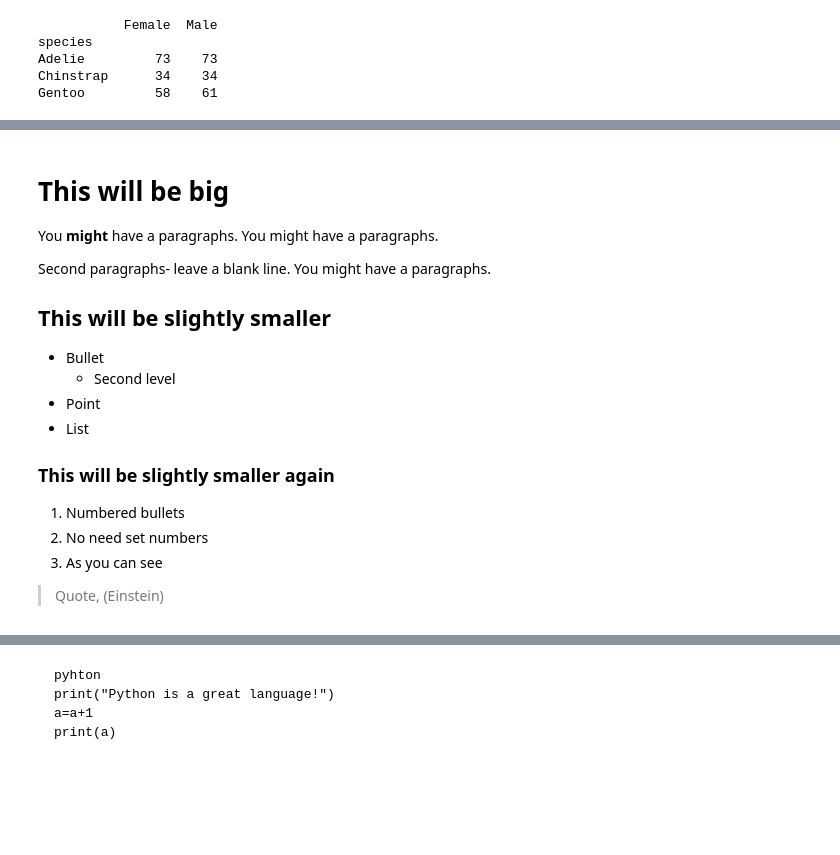
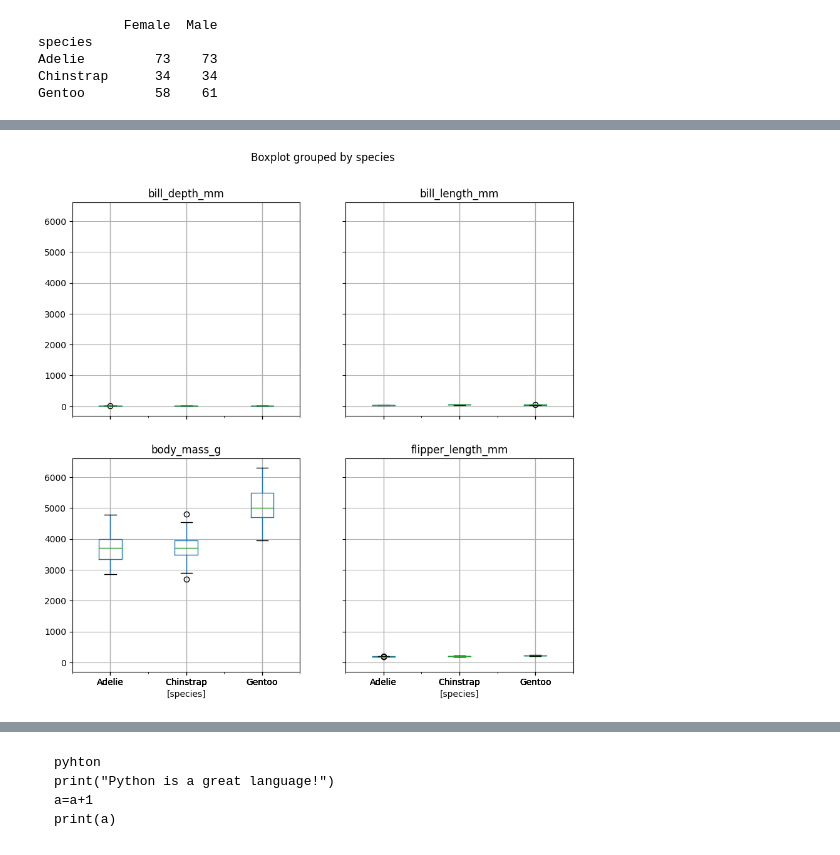
Before and after one commit to gusgoes/weekly-tasks, a Jupyter notebook: penguins.ipynb, the cells around one changed output, grey strips where cells are left out. Saved outputs shown, nothing was run; the diff lists cells and outputs as text; code cells hidden in the pictures; blank space fills up the shorter version.

```diff
--- a/penguins.ipynb
+++ b/penguins.ipynb
@@ -139,21 +140,0 @@ penguins_mean
-# %% [markdown]
-# This will be big
-
-You **might** have a paragraphs. You might have a paragraphs.
-
-Second paragraphs- leave a blank line. You might have a paragraphs.
-
-## This will be slightly smaller
-
-- Bullet
-    - Second level
-- Point
-- List
-
-### This will be slightly smaller again
-
-1. Numbered bullets
-1. No need set numbers
-1. As you can see
-
-> Quote, (Einstein)
@@ -159,0 +171,6 @@ Second paragraphs- leave a blank line. You might have a paragraphs.
+# %%
+#Box and Whisker Plots
+df.boxplot(by='species', figsize=(10, 10))
+plt.savefig('penguins_boxplot.png')
+# %% [output]
+[figure, added]
```
Also changed, not shown: parts of 9 cells of this notebook, 9 other files.
